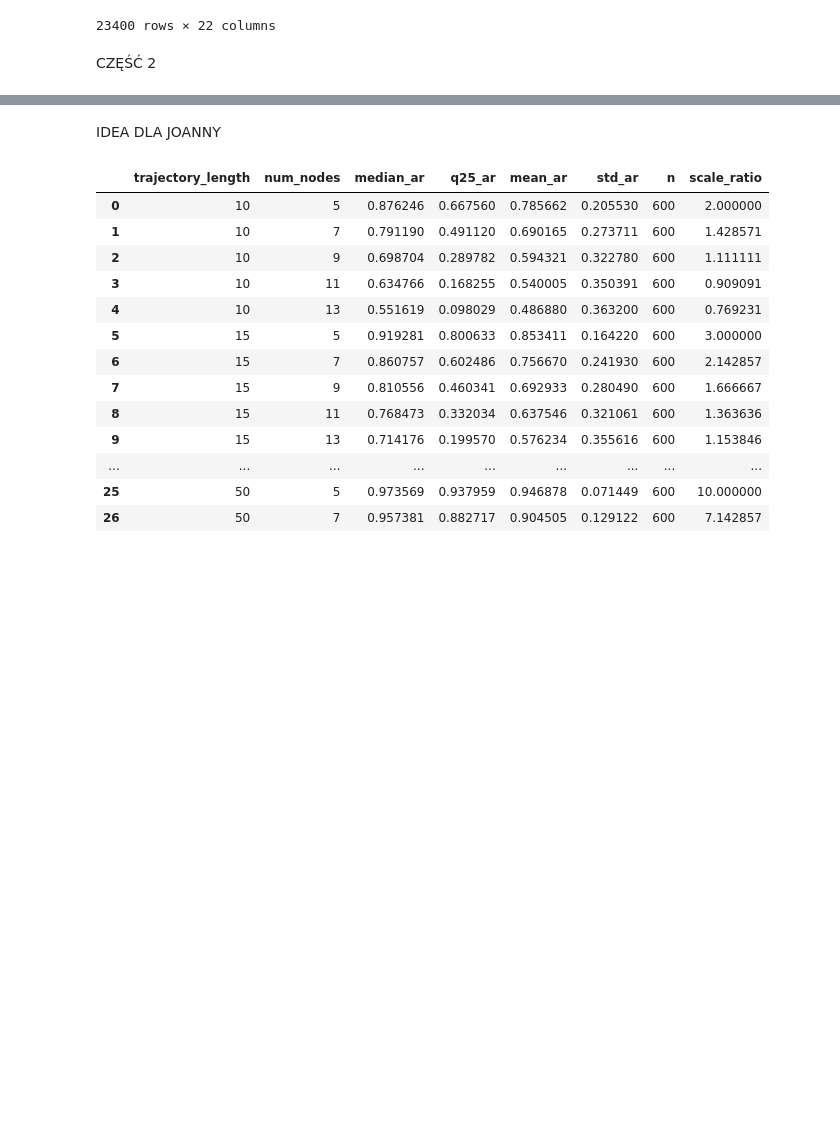
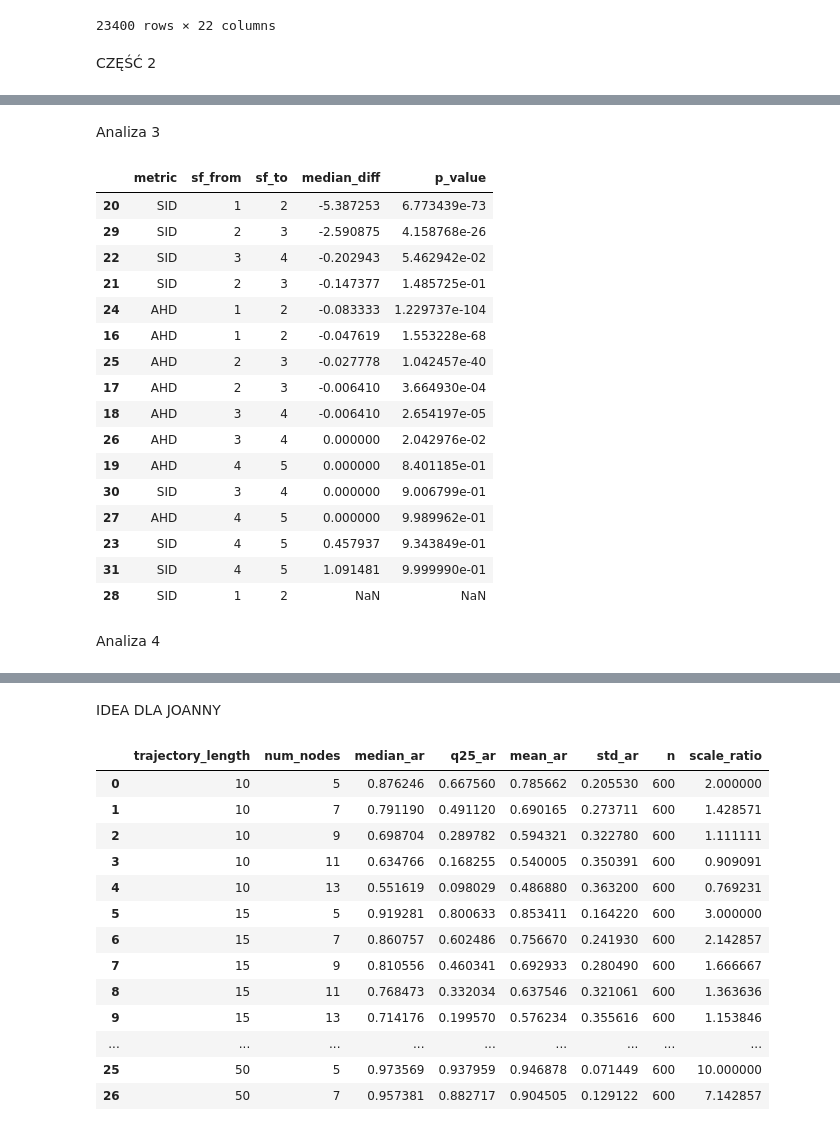
Before and after one commit to maxi7524/SAD2_final_project, a Jupyter notebook: notebooks/raport_max.ipynb, the cells around one changed output, grey strips where cells are left out. Drawn from its saved outputs; the diff is of its cells as text; code cells hidden in the pictures; blank space fills up the shorter version.

```diff
--- a/notebooks/raport_max.ipynb
+++ b/notebooks/raport_max.ipynb
@@ -418,0 +424,2 @@ for update_mode in df_series["update_mode"].unique():
+# %% [markdown]
+Analiza 3
@@ -418,0 +471,48 @@ for update_mode in df_series["update_mode"].unique():
+# %%
+results = []
+
+for update_mode in df_series["update_mode"].unique():
+    for score_function in df_series["score_function"].unique():
+        for metric in ["AHD", "SID"]:
+            for sf1, sf2 in [(1,2), (2,3), (3,4), (4,5)]:
+
+                df_sub = df_series[
+                    (df_series["update_mode"] == update_mode) &
+                    (df_series["score_function"] == score_function)
+                ]
+
+                res = paired_wilcoxon(
+                    df_sub,
+                    metric=metric,
+                    sf1=sf1,
+                    sf2=sf2
+                )
+
+                if res is not None:
+                    res["update_mode"] = update_mode
+                    res["score_function"] = score_function
+                    results.append(res)
+
+df_wilcoxon = pd.DataFrame(results)
+update_flag = df_wilcoxon['update_mode'] == 'asynchronous'
+df_wilcoxon[update_flag][['metric', 'sf_from', 'sf_to', 'median_diff', 'p_value']].sort_values(['median_diff', 'p_value'], ascending=[True, True])
+# %% [output]
+|  | metric | sf_from | sf_to | median_diff | p_value |
+| 20 | SID | 1 | 2 | -5.387253 | 6.773439e-73 |
+| 29 | SID | 2 | 3 | -2.590875 | 4.158768e-26 |
+| 22 | SID | 3 | 4 | -0.202943 | 5.462942e-02 |
+| 21 | SID | 2 | 3 | -0.147377 | 1.485725e-01 |
+| 24 | AHD | 1 | 2 | -0.083333 | 1.229737e-104 |
+| 16 | AHD | 1 | 2 | -0.047619 | 1.553228e-68 |
+| 25 | AHD | 2 | 3 | -0.027778 | 1.042457e-40 |
+| 17 | AHD | 2 | 3 | -0.006410 | 3.664930e-04 |
+| 18 | AHD | 3 | 4 | -0.006410 | 2.654197e-05 |
+| 26 | AHD | 3 | 4 | 0.000000 | 2.042976e-02 |
+| 19 | AHD | 4 | 5 | 0.000000 | 8.401185e-01 |
+| 30 | SID | 3 | 4 | 0.000000 | 9.006799e-01 |
+| 27 | AHD | 4 | 5 | 0.000000 | 9.989962e-01 |
+| 23 | SID | 4 | 5 | 0.457937 | 9.343849e-01 |
+| 31 | SID | 4 | 5 | 1.091481 | 9.999990e-01 |
+| 28 | SID | 1 | 2 | NaN | NaN |
+# %% [markdown]
+Analiza 4
```
Also changed, not shown: parts of 14 cells of this notebook, 5 other files.
